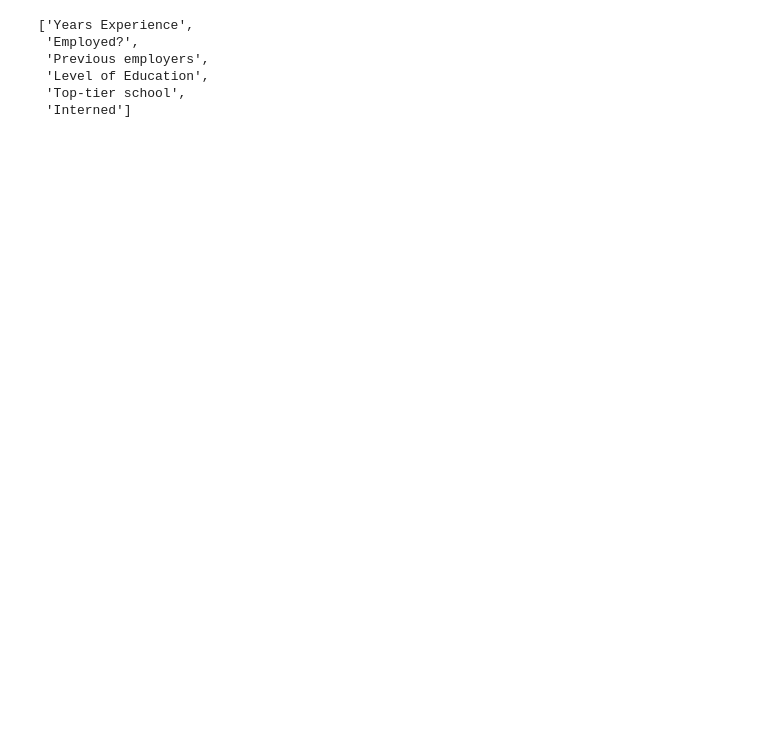
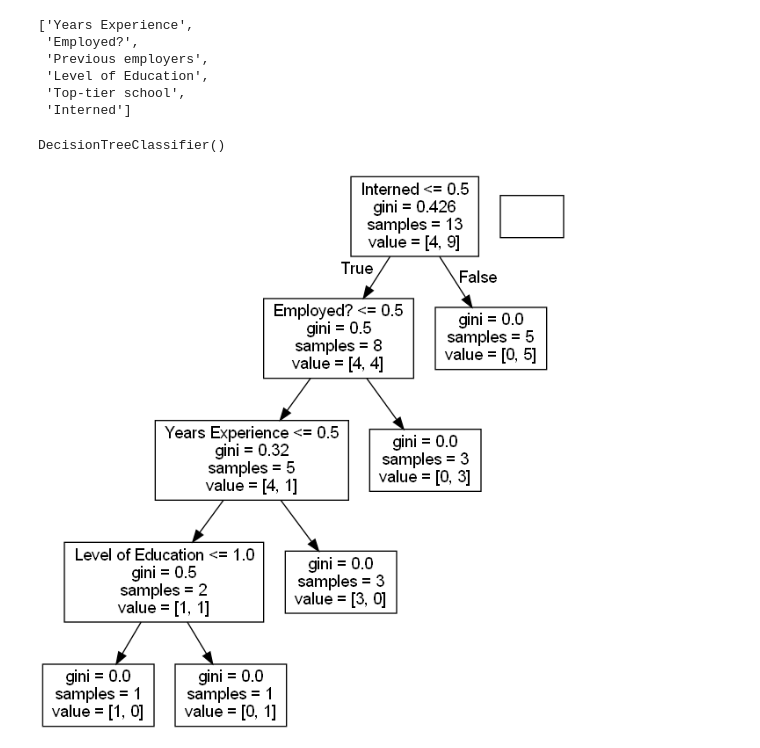
Before and after one commit to kamath7/MLProjectsRepo, a Jupyter notebook: MachineLearning/DecisionTress.ipynb, the cells around one changed output. Cells and saved outputs as stored; diff of their text form; code cells hidden in the pictures; blank space fills up the shorter version.

Commit message:
tree gen

```diff
--- a/MachineLearning/DecisionTress.ipynb
+++ b/MachineLearning/DecisionTress.ipynb
@@ -87,3 +87,22 @@ features
  'Level of Education',
  'Top-tier school',
  'Interned']
+# %%
+y = df["Hired"]
+x = df[features]
+classifier = tree.DecisionTreeClassifier()
+classifier.fit(x, y)
+# %% [output]
+DecisionTreeClassifier()
+# %%
+from IPython.display import Image
+from six import StringIO
+import pydotplus
+
+dot_data = StringIO()
+tree.export_graphviz(classifier, out_file=dot_data,
+                         feature_names=features)
+graph = pydotplus.graph_from_dot_data(dot_data.getvalue())
+Image(graph.create_png())
+# %% [output]
+[figure, added]
```
